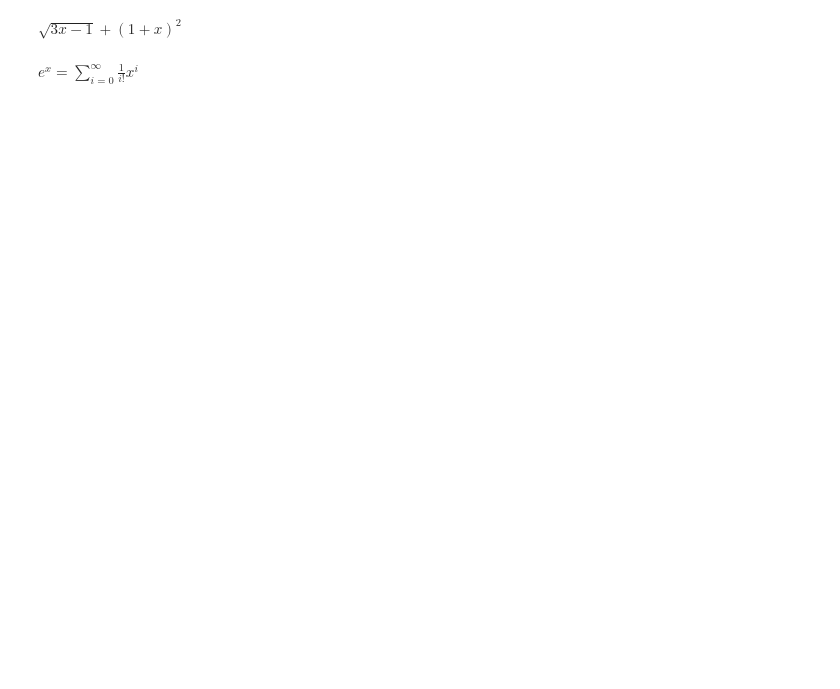
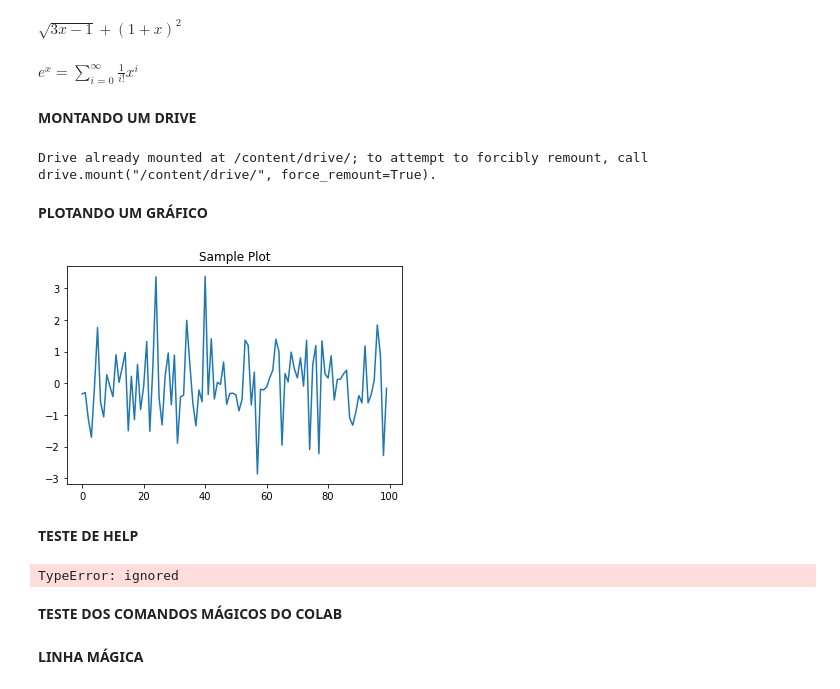
Before and after one commit to DevNicque/MyCods, a Jupyter notebook: first_code.ipynb, the cells around one changed output. Drawn from its saved outputs; the diff is of its cells as text; code cells hidden in the pictures; blank space fills up the shorter version.

```diff
--- a/first_code.ipynb
+++ b/first_code.ipynb
@@ -18,3 +24,41 @@ Sat Nov  7 12:36:07 2020
 $\sqrt{3x-1}+(1+x)^2$
 # %% [markdown]
 $e^x=\sum_{i=0}^\infty \frac{1}{i!}x^i$
+# %% [markdown]
+**MONTANDO UM DRIVE**
+# %%
+from google.colab import drive
+drive.mount('/content/drive/')
+# %% [output]
+Drive already mounted at /content/drive/; to attempt to forcibly remount, call drive.mount("/content/drive/", force_remount=True).
+# %% [markdown]
+
+**PLOTANDO UM GRÁFICO**
+# %%
+import numpy as np
+from matplotlib import pyplot as plt
+
+y = np.random.randn(100)
+
+x = [x for x in range(len(y))]
+
+plt.plot(x, y, '-')
+
+plt.fill_between(x, y, 200, where=(y > 195), facecolor='g', alpha=0.6)
+
+plt.title("Sample Plot")
+
+plt.show()
+# %% [output]
+[figure, added]
+# %% [markdown]
+**TESTE DE HELP**
+# %%
+import torch
+Tensor = torch.cos(1)
+# %% [output]
+TypeError: ignored
+# %% [markdown]
+**TESTE DOS COMANDOS MÁGICOS DO COLAB**
+# %% [markdown]
+**LINHA MÁGICA**
```
Also changed, not shown: parts of 28 cells of this notebook.
